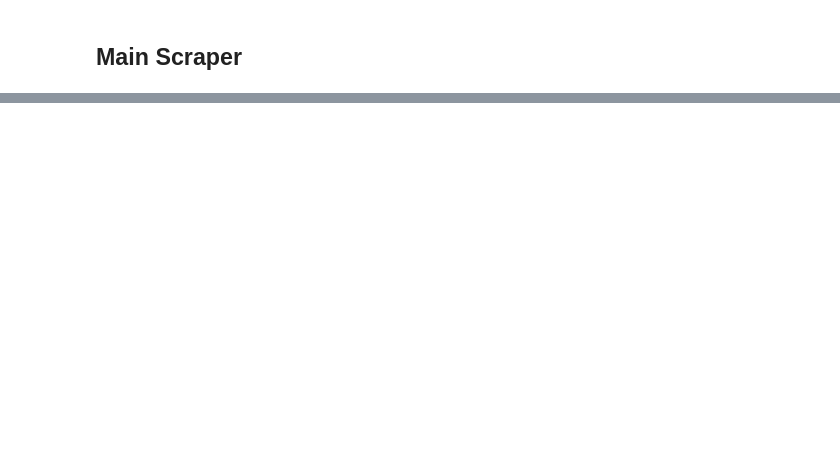
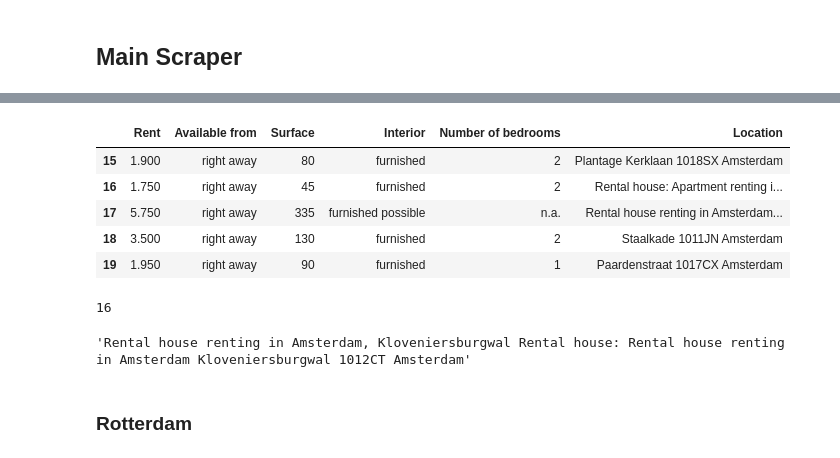
Before and after one commit to GuillaumeCorda/Web_Scraping, a Jupyter notebook: scraper_apartments.ipynb, the cells around one changed output, grey strips where cells are left out. Cells and saved outputs as stored; diff of their text form; code cells hidden in the pictures; blank space fills up the shorter version.

```diff
--- a/scraper_apartments.ipynb
+++ b/scraper_apartments.ipynb
@@ -189,0 +210,9 @@ Scraping url 20/20
+# %%
+df_ams.tail()
+# %% [output]
+|  | Rent | Available from | Surface | Interior | Number of bedrooms | Location |
+| 15 | 1.900 | right away | 80 | furnished | 2 | Plantage Kerklaan 1018SX Amsterdam |
+| 16 | 1.750 | right away | 45 | furnished | 2 | Rental house: Apartment renting i... |
+| 17 | 5.750 | right away | 335 | furnished possible | n.a. | Rental house renting in Amsterdam... |
+| 18 | 3.500 | right away | 130 | furnished | 2 | Staalkade 1011JN Amsterdam |
+| 19 | 1.950 | right away | 90 | furnished | 1 | Paardenstraat 1017CX Amsterdam |
@@ -189,0 +221,10 @@ Scraping url 20/20
+# %%
+len(test.split())
+# %% [output]
+16
+# %%
+test
+# %% [output]
+'Rental house renting in Amsterdam, Kloveniersburgwal Rental house: Rental house renting in Amsterdam Kloveniersburgwal 1012CT Amsterdam'
+# %% [markdown]
+### Rotterdam
```
Also changed, not shown: parts of 39 cells of this notebook.
